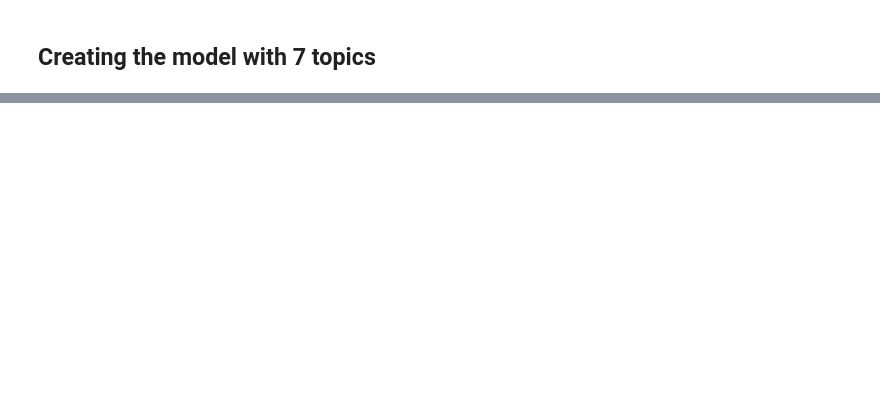
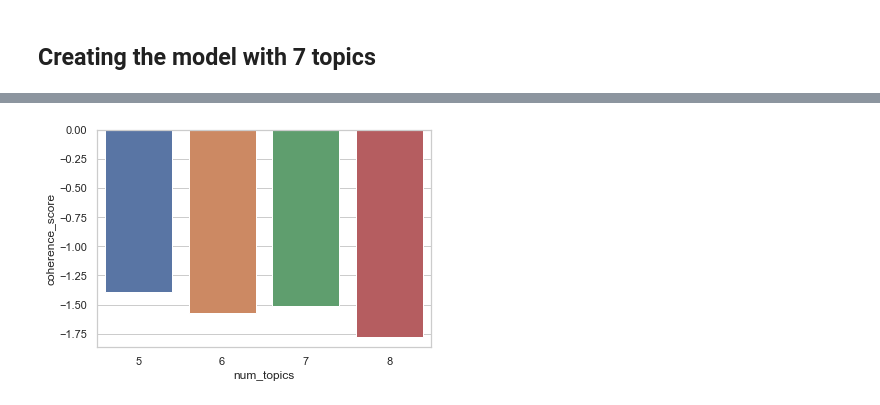
Before and after one commit to halpert3/complaint-content-classification-nlp, a Jupyter notebook: notebooks/9-5-LDA.ipynb, the cells around one changed output, grey strips where cells are left out. Drawn from its saved outputs; the diff is of its cells as text; code cells hidden in the pictures; blank space fills up the shorter version.

```diff
--- a/notebooks/9-5-LDA.ipynb
+++ b/notebooks/9-5-LDA.ipynb
@@ -252,0 +304,8 @@ scoring_df
+# %%
+# after stopping the kernel, I'm just going to re-do the df manually
+scoring_df = pd.DataFrame(data={'num_topics':['5', '6', '7', '8'], "coherence_score":[-1.395, -1.572, -1.512, -1.778]})
+# %%
+sns.set_theme(style="whitegrid")
+ax = sns.barplot(x=scoring_df.num_topics, y=scoring_df.coherence_score)
+# %% [output]
+[figure, added]
```
Also changed, not shown: parts of 23 cells of this notebook, 5 other files.
